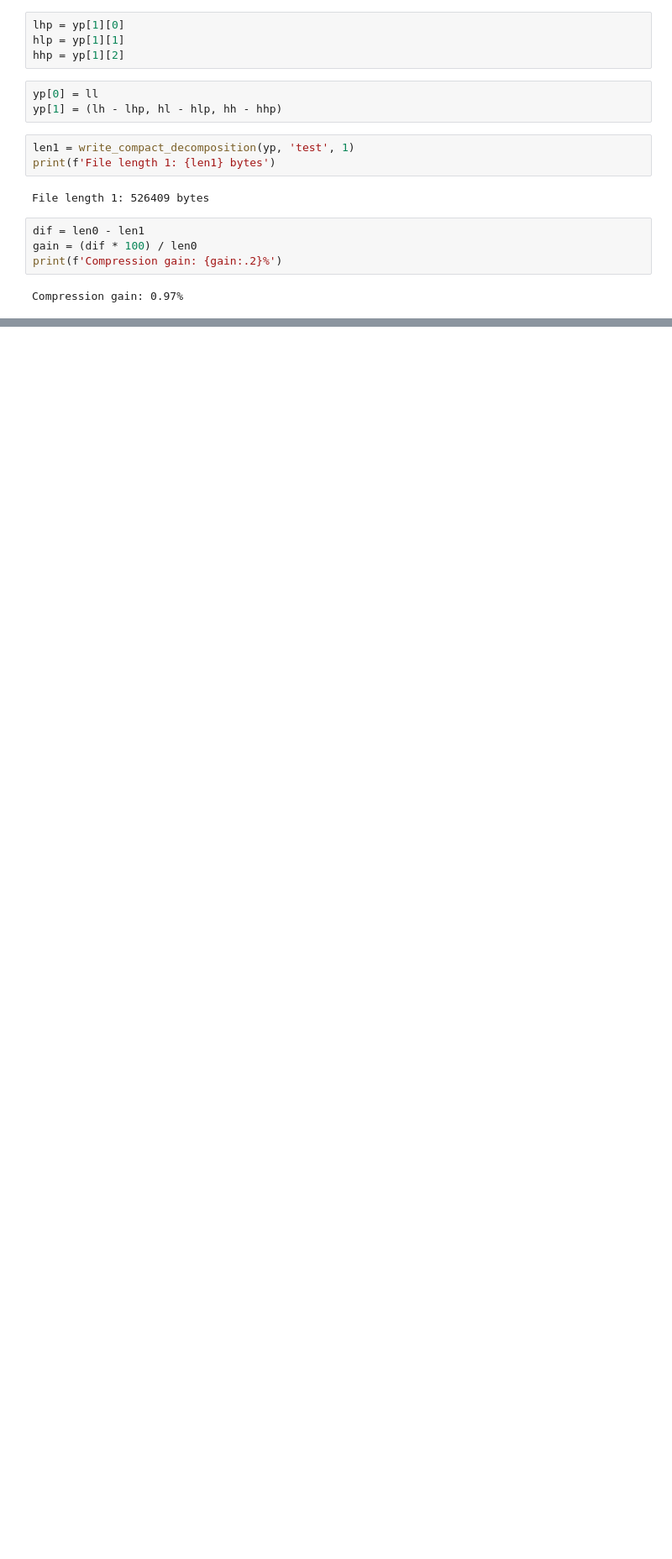
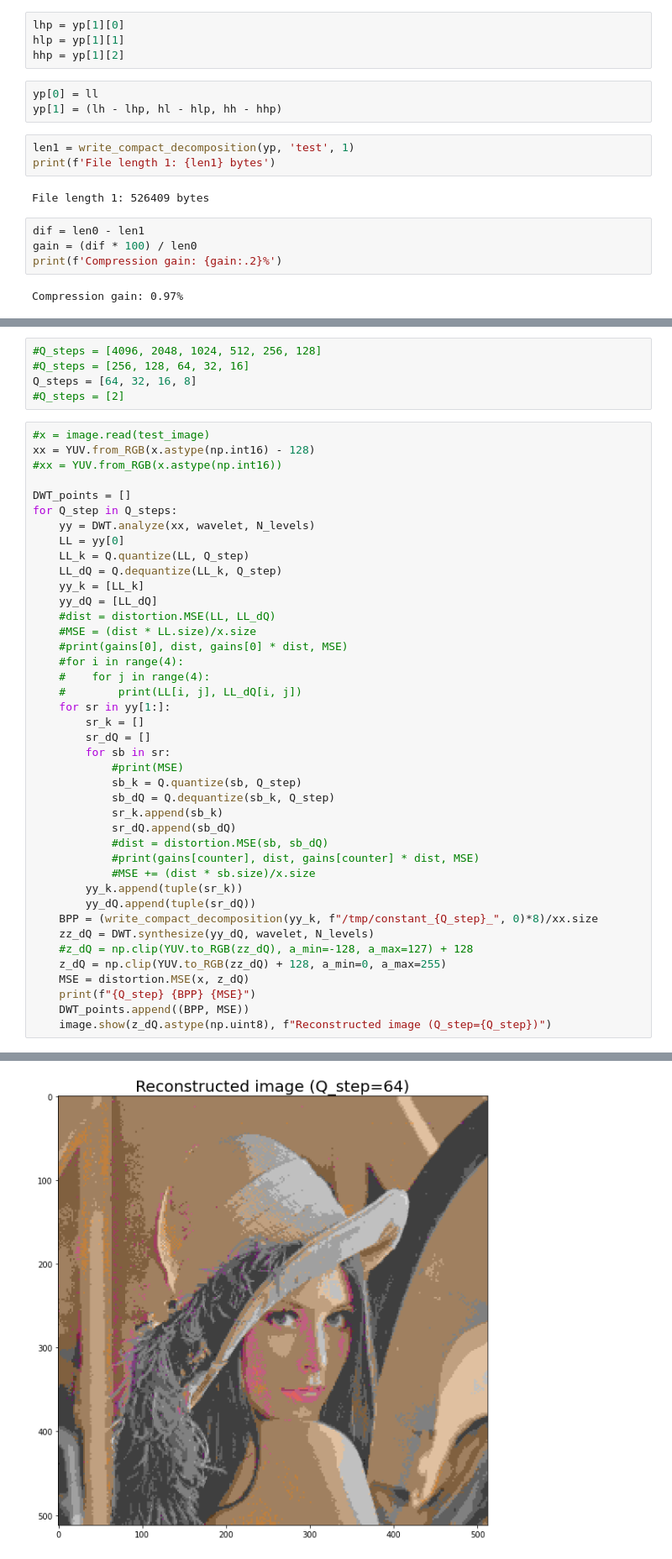
Before and after one commit to jpgarciaortiz/DWT-ANN, a Jupyter notebook: test.ipynb, the cells around one changed output, grey strips where cells are left out. Shown at 84% size. Saved outputs shown, nothing was run; the diff lists cells and outputs as text; blank space fills up the shorter version.

```diff
--- a/test.ipynb
+++ b/test.ipynb
@@ -173,0 +217,47 @@ Compression gain: 0.97%
+# %%
+#Q_steps = [4096, 2048, 1024, 512, 256, 128]
+#Q_steps = [256, 128, 64, 32, 16]
+Q_steps = [64, 32, 16, 8]
+#Q_steps = [2]
+# %%
+#x = image.read(test_image)
+xx = YUV.from_RGB(x.astype(np.int16) - 128)
+#xx = YUV.from_RGB(x.astype(np.int16))
+
+DWT_points = []
+for Q_step in Q_steps:
+    yy = DWT.analyze(xx, wavelet, N_levels)
+    LL = yy[0]
+    LL_k = Q.quantize(LL, Q_step)
+    LL_dQ = Q.dequantize(LL_k, Q_step)
+    yy_k = [LL_k]
+    yy_dQ = [LL_dQ]
+    #dist = distortion.MSE(LL, LL_dQ)
+    #MSE = (dist * LL.size)/x.size
+    #print(gains[0], dist, gains[0] * dist, MSE)
+    #for i in range(4):
+    #    for j in range(4):
+    #        print(LL[i, j], LL_dQ[i, j])
+    for sr in yy[1:]:
+        sr_k = []
+        sr_dQ = []
+        for sb in sr:
+            #print(MSE)
+            sb_k = Q.quantize(sb, Q_step)
+            sb_dQ = Q.dequantize(sb_k, Q_step)
+            sr_k.append(sb_k)
+            sr_dQ.append(sb_dQ)
+            #dist = distortion.MSE(sb, sb_dQ)
+            #print(gains[counter], dist, gains[counter] * dist, MSE)
+            #MSE += (dist * sb.size)/x.size
+        yy_k.append(tuple(sr_k))
+        yy_dQ.append(tuple(sr_dQ))
+    BPP = (write_compact_decomposition(yy_k, f"/tmp/constant_{Q_step}_", 0)*8)/xx.size
+    zz_dQ = DWT.synthesize(yy_dQ, wavelet, N_levels)
+    #z_dQ = np.clip(YUV.to_RGB(zz_dQ), a_min=-128, a_max=127) + 128
+    z_dQ = np.clip(YUV.to_RGB(zz_dQ) + 128, a_min=0, a_max=255)
+    MSE = distortion.MSE(x, z_dQ)
+    print(f"{Q_step} {BPP} {MSE}")
+    DWT_points.append((BPP, MSE))
+    image.show(z_dQ.astype(np.uint8), f"Reconstructed image (Q_step={Q_step})")
+# %% [output]
@@ -173,0 +268 @@ Compression gain: 0.97%
+[figure, added]
```
Also changed, not shown: parts of 2 cells of this notebook.
